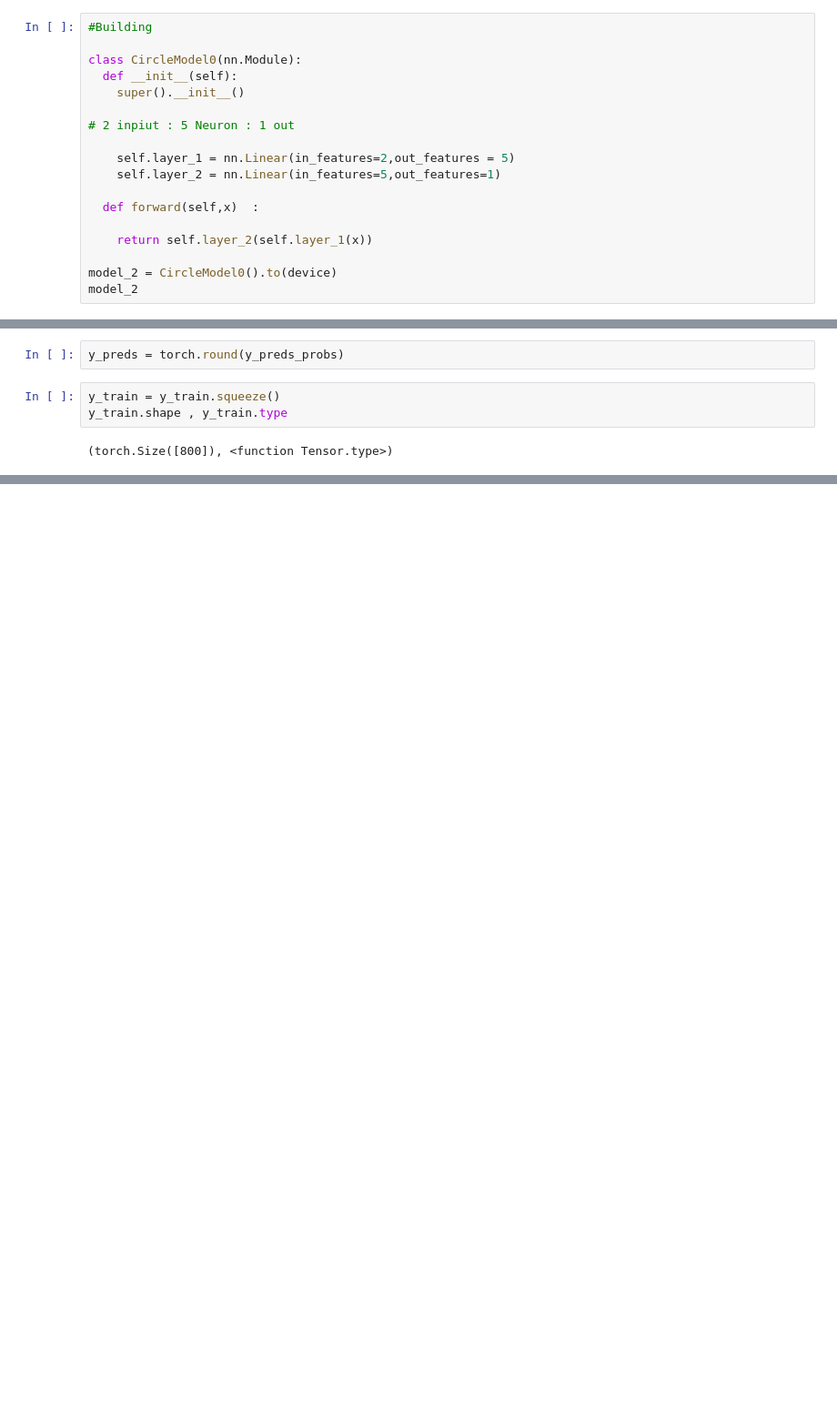
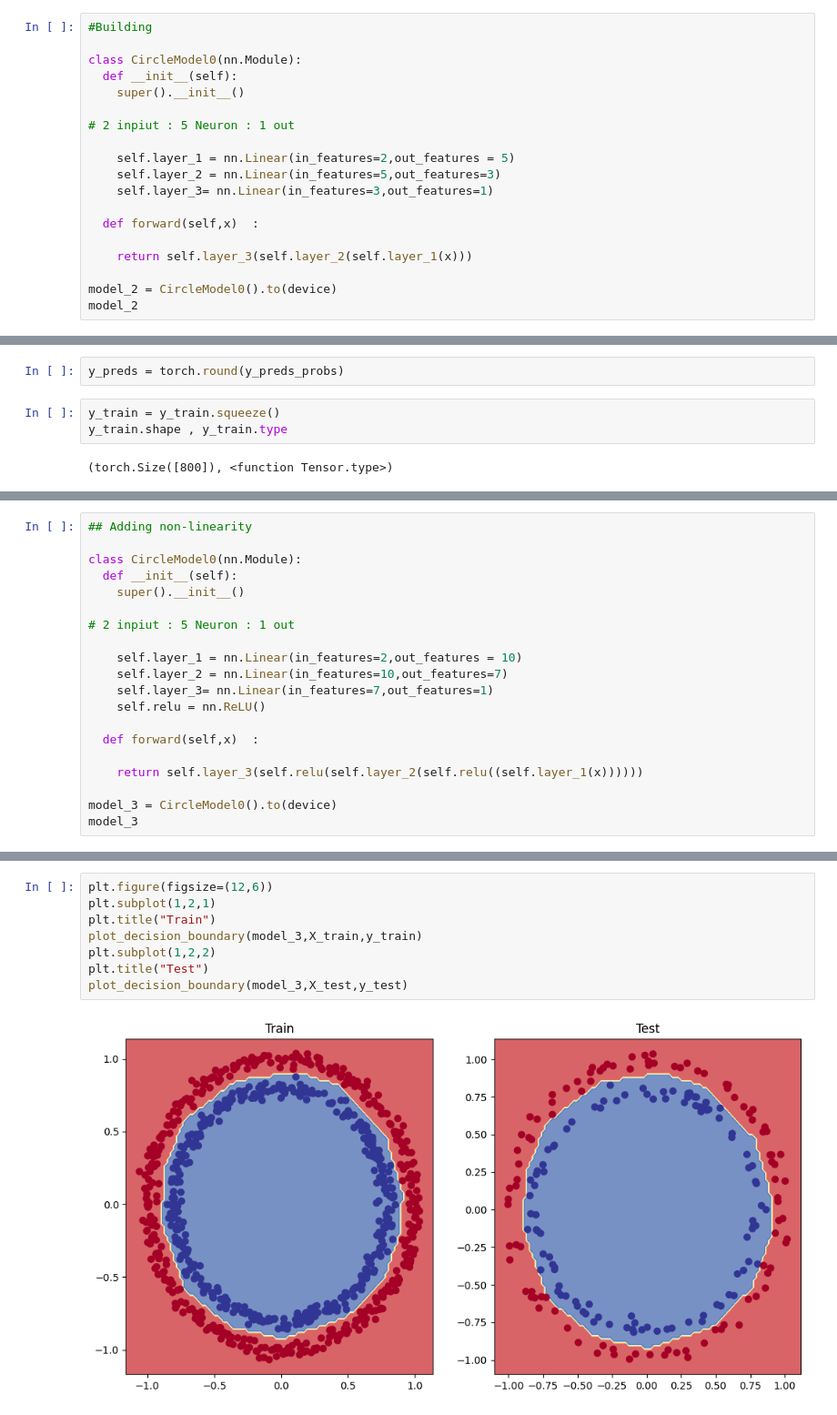
Before and after one commit to saurabhaloneai/Pytorch-complete, a Jupyter notebook: pytorch_day_2ipynb.ipynb, the cells around one changed output, grey strips where cells are left out. Shown at 91% size. Drawn from its saved outputs; the diff is of its cells as text; blank space fills up the shorter version.

```diff
--- a/pytorch_day_2ipynb.ipynb
+++ b/pytorch_day_2ipynb.ipynb
@@ -139,11 +139,12 @@ class CircleModel0(nn.Module):
 # 2 inpiut : 5 Neuron : 1 out
 
     self.layer_1 = nn.Linear(in_features=2,out_features = 5)
-    self.layer_2 = nn.Linear(in_features=5,out_features=1)
+    self.layer_2 = nn.Linear(in_features=5,out_features=3)
+    self.layer_3= nn.Linear(in_features=3,out_features=1)
 
   def forward(self,x)  :
 
-    return self.layer_2(self.layer_1(x))
+    return self.layer_3(self.layer_2(self.layer_1(x)))
 
 model_2 = CircleModel0().to(device)
 model_2
@@ -277,0 +325,20 @@ Epoch: 80 | Train loss: 0.693 | acc: 51.500 | Test loss: 0.694 |test_acc: 45.500
+# %%
+## Adding non-linearity
+
+class CircleModel0(nn.Module):
+  def __init__(self):
+    super().__init__()
+
+# 2 inpiut : 5 Neuron : 1 out
+
+    self.layer_1 = nn.Linear(in_features=2,out_features = 10)
+    self.layer_2 = nn.Linear(in_features=10,out_features=7)
+    self.layer_3= nn.Linear(in_features=7,out_features=1)
+    self.relu = nn.ReLU()
+
+  def forward(self,x)  :
+
+    return self.layer_3(self.relu(self.layer_2(self.relu((self.layer_1(x))))))
+
+model_3 = CircleModel0().to(device)
+model_3
@@ -277,0 +456,10 @@ Epoch: 80 | Train loss: 0.693 | acc: 51.500 | Test loss: 0.694 |test_acc: 45.500
+# %%
+plt.figure(figsize=(12,6))
+plt.subplot(1,2,1)
+plt.title("Train")
+plot_decision_boundary(model_3,X_train,y_train)
+plt.subplot(1,2,2)
+plt.title("Test")
+plot_decision_boundary(model_3,X_test,y_test)
+# %% [output]
+[figure, added]
```
Also changed, not shown: parts of 39 cells of this notebook.
